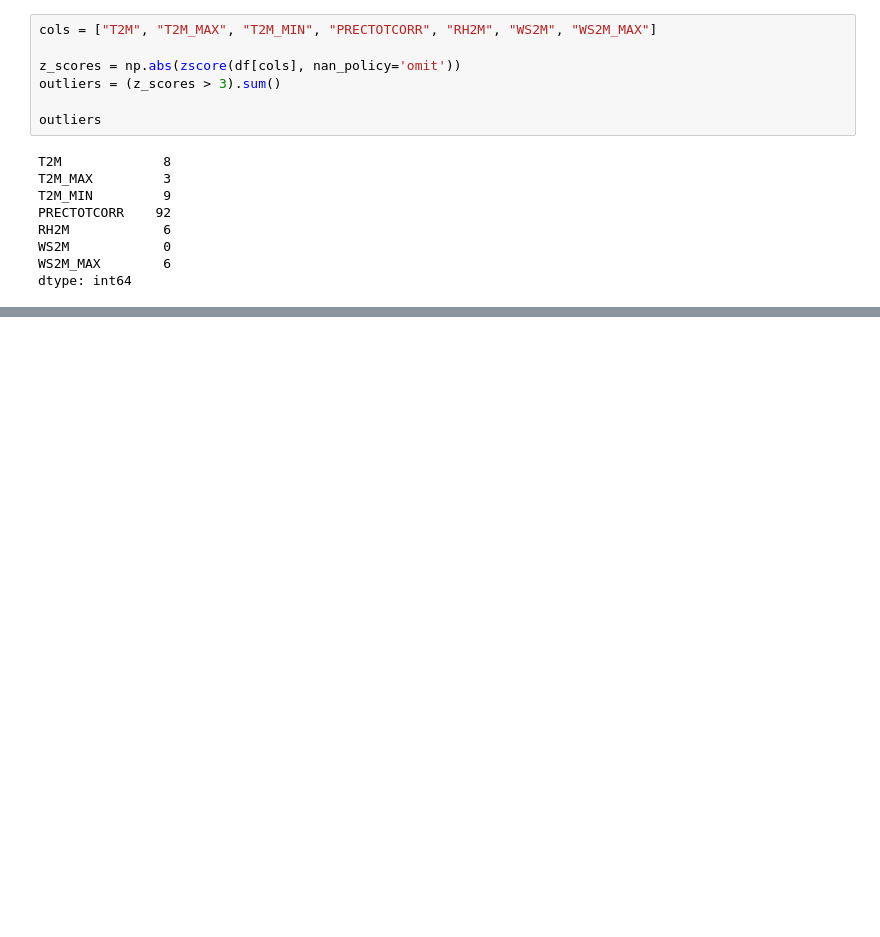
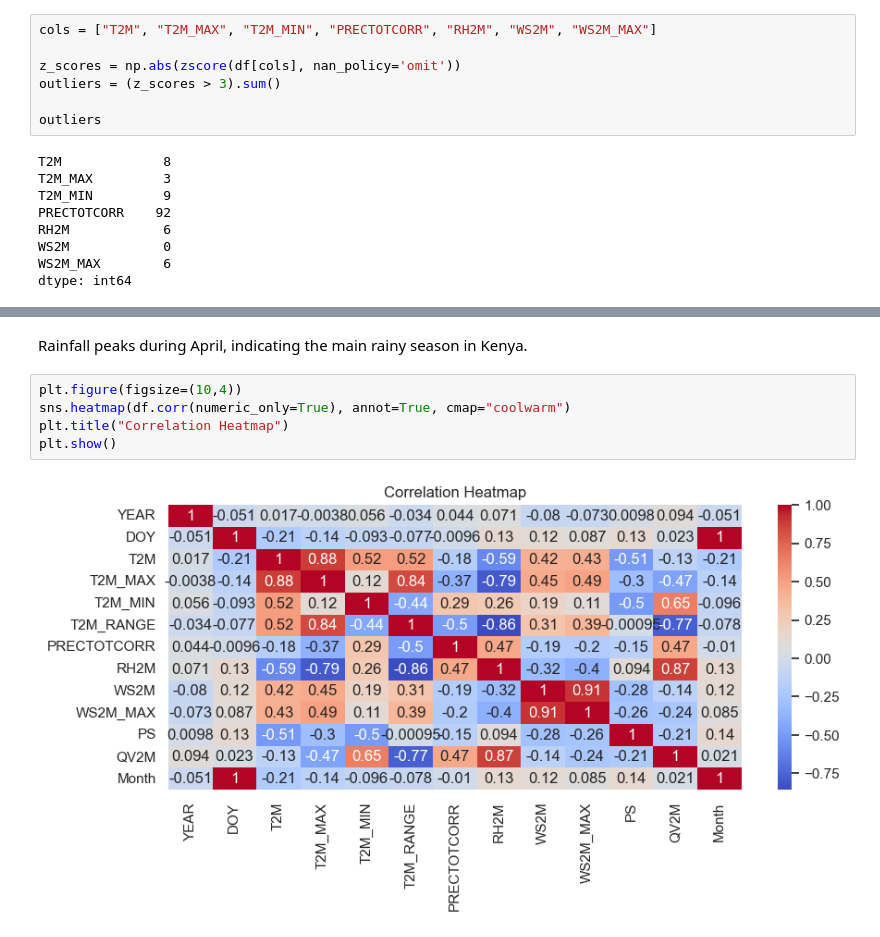
Before and after one commit to me0426/me0426-climate-challenge-week0, a Jupyter notebook: notebooks/kenya_eda.ipynb, the cells around one changed output, grey strips where cells are left out. Cells and saved outputs as stored; diff of their text form; blank space fills up the shorter version.

```diff
--- a/notebooks/kenya_eda.ipynb
+++ b/notebooks/kenya_eda.ipynb
@@ -99,0 +120,9 @@ df.to_csv("kenya_clean.csv", index=False)
+# %% [markdown]
+Rainfall peaks during April, indicating the main rainy season in Kenya.
+# %%
+plt.figure(figsize=(10,4))
+sns.heatmap(df.corr(numeric_only=True), annot=True, cmap="coolwarm")
+plt.title("Correlation Heatmap")
+plt.show()
+# %% [output]
+[figure, added]
```
Also changed, not shown: parts of 6 cells of this notebook.
